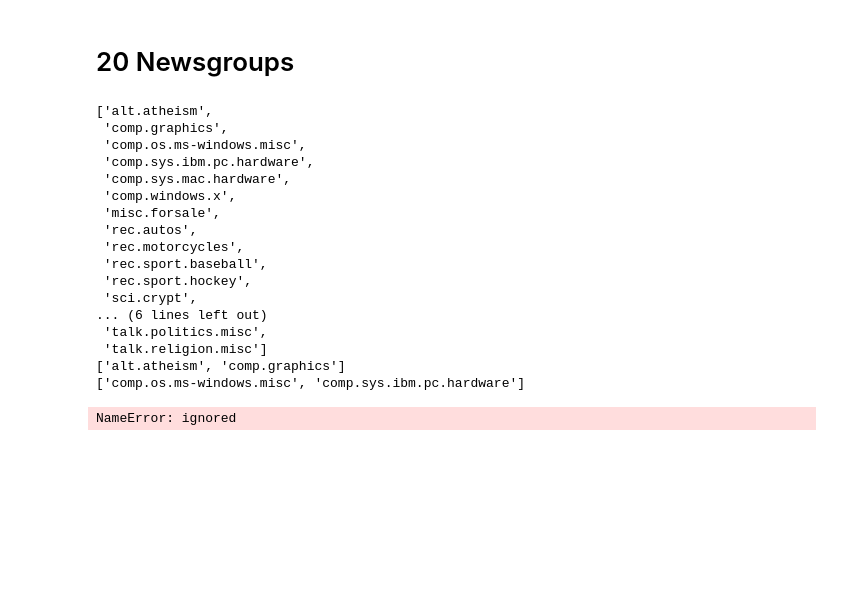
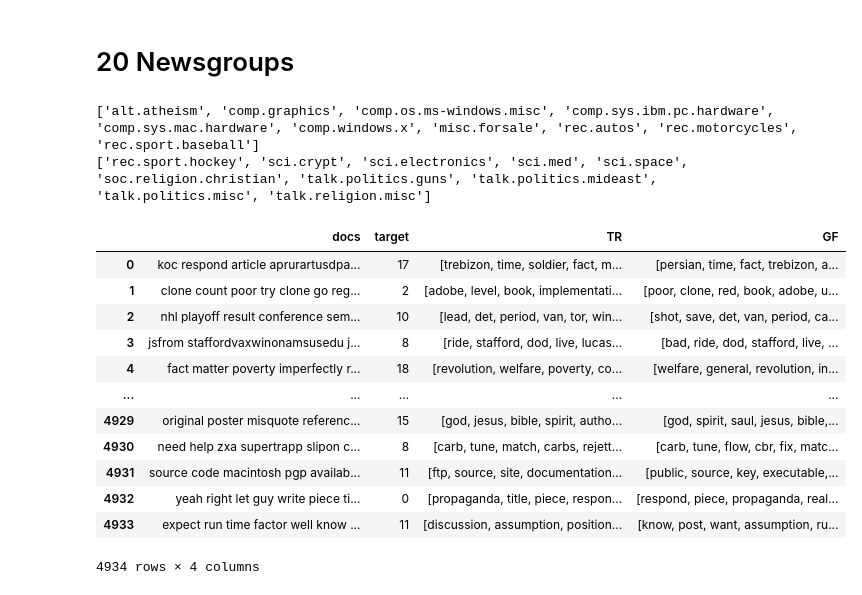
Before and after one commit to jhermosillo/keyword_extraction, a Jupyter notebook: API_TextRank_GFractal.ipynb, the cells around one changed output. Saved outputs shown, nothing was run; the diff lists cells and outputs as text; code cells hidden in the pictures; blank space fills up the shorter version.

```diff
--- a/API_TextRank_GFractal.ipynb
+++ b/API_TextRank_GFractal.ipynb
@@ -444,60 +455,56 @@ from sklearn.datasets import fetch_20newsgroups
 newsgroups_train = fetch_20newsgroups(subset='train',remove=('headers', 'footers', 'quotes'))
 
 from pprint import pprint
-pprint(list(newsgroups_train.target_names))
+# pprint(list(newsgroups_train.target_names))
 
 cats=list(newsgroups_train.target_names)
 n = len(cats)//2
-n=2
 cats1=cats[:n]
-cats2=cats[n:n+2]
+cats2=cats[n:]
 # print(cats)
 print(cats1)
 print(cats2)
 categories = [cats1,cats2]
 # %% [output]
-['alt.atheism',
- 'comp.graphics',
- 'comp.os.ms-windows.misc',
- 'comp.sys.ibm.pc.hardware',
- 'comp.sys.mac.hardware',
- 'comp.windows.x',
- 'misc.forsale',
- 'rec.autos',
- 'rec.motorcycles',
- 'rec.sport.baseball',
- 'rec.sport.hockey',
- 'sci.crypt',
-... (6 lines left out)
- 'talk.politics.misc',
- 'talk.religion.misc']
-['alt.atheism', 'comp.graphics']
-['comp.os.ms-windows.misc', 'comp.sys.ibm.pc.hardware']
+['alt.atheism', 'comp.graphics', 'comp.os.ms-windows.misc', 'comp.sys.ibm.pc.hardware', 'comp.sys.mac.hardware', 'comp.windows.x', 'misc.forsale', 'rec.autos', 'rec.motorcycles', 'rec.sport.baseball']
+['rec.sport.hockey', 'sci.crypt', 'sci.electronics', 'sci.med', 'sci.space', 'soc.religion.christian', 'talk.politics.guns', 'talk.politics.mideast', 'talk.politics.misc', 'talk.religion.misc']
 # %%
-def process_20NG(categories,n=20,th=5,remove_STW=True):
-  data=[]
-  for i,cats in enumerate(categories):
-    newsgroups_train = fetch_20newsgroups(subset='train',
+def process_20NG(categories,n=20,th=5,remove_STW=True,lemmatize=False):
+    data=[]
+    for i,cats in enumerate(categories):
+        newsgroups_train = fetch_20newsgroups(subset='train',
                                         remove=('headers', 'footers', 'quotes'),
                                         categories=cats)
-    df = pd.DataFrame(newsgroups_train.data, columns=['cadena'])
-    df['target'] = pd.Series(newsgroups_train.target+len(cats)*i)
-    df = clean_text(df,remove_STW=False)
-    df['TR'] = df.docs.apply(lambda x : use_TextRank(x,top_n=n))
-    df['GF'] = df.docs.apply(lambda x : use_gf(x,top_n=n))
-    df=df.drop(df[df.TR.apply(lambda x: len(x) < th)].index).reset_index(drop=True)
-    df=df.drop(df[df.GF.apply(lambda x: len(x) < th)].index).reset_index(drop=True)
-    data.append(df)
-  lista=range(len(categories))
-  newsgroups_data = data[0]
-  if len(lista)>1:
-    for j in lista[1:]:
-      newsgroups_data = newsgroups_data.append(data[j],ignore_index=True)
-  newsgroups_data = newsgroups_data.sample(frac=1).reset_index(drop=True)
-  newsgroups_data.to_csv('newsgroups_train_data.csv')
-  return newsgroups_data
+        df = pd.DataFrame(newsgroups_train.data, columns=['cadena'])
+        df['target'] = pd.Series(newsgroups_train.target+len(cats)*i)
+        df = preprocess_text(df,remove_STW=remove_STW,lemmatize=lemmatize)
+        df['TR'] = df.docs.apply(lambda x : use_TextRank(x,top_n=n))
+        df['GF'] = df.docs.apply(lambda x : use_gf(x,top_n=n))
+        df=df.drop(df[df.TR.apply(lambda x: len(x) < th)].index).reset_index(drop=True)
+        df=df.drop(df[df.GF.apply(lambda x: len(x) < th)].index).reset_index(drop=True)
+        data.append(df)
+    lista=range(len(categories))
+    newsgroups_data = data[0]
+    if len(lista)>1:
+        for j in lista[1:]:
+            newsgroups_data = newsgroups_data.append(data[j],ignore_index=True)
+    newsgroups_data = newsgroups_data.sample(frac=1).reset_index(drop=True)
+    # newsgroups_data.to_csv('newsgroups_train_data.csv')
+    return newsgroups_data
 # %%
-newsgroups_train_data = process_20NG(categories)
+newsgroups_train_data = process_20NG(categories,remove_STW=True,lemmatize=True)
 newsgroups_train_data
 # %% [output]
+|  | docs | target | TR | GF |
+| 0 | koc respond article aprurartusdpa... | 17 | [trebizon, time, soldier, fact, m... | [persian, time, fact, trebizon, a... |
+| 1 | clone count poor try clone go reg... | 2 | [adobe, level, book, implementati... | [poor, clone, red, book, adobe, u... |
+| 2 | nhl playoff result conference sem... | 10 | [lead, det, period, van, tor, win... | [shot, save, det, van, period, ca... |
+| 3 | jsfrom staffordvaxwinonamsusedu j... | 8 | [ride, stafford, dod, live, lucas... | [bad, ride, dod, stafford, live, ... |
+| 4 | fact matter poverty imperfectly r... | 18 | [revolution, welfare, poverty, co... | [welfare, general, revolution, in... |
+| ... | ... | ... | ... | ... |
+| 4929 | original poster misquote referenc... | 15 | [god, jesus, bible, spirit, autho... | [god, spirit, saul, jesus, bible,... |
+| 4930 | need help zxa supertrapp slipon c... | 8 | [carb, tune, match, carbs, rejett... | [carb, tune, flow, cbr, fix, matc... |
+| 4931 | source code macintosh pgp availab... | 11 | [ftp, source, site, documentation... | [public, source, key, executable,... |
+| 4932 | yeah right let guy write piece ti... | 0 | [propaganda, title, piece, respon... | [respond, piece, propaganda, real... |
+| 4933 | expect run time factor well know ... | 11 | [discussion, assumption, position... | [know, post, want, assumption, ru... |
-NameError: ignored
+4934 rows × 4 columns
```
Also changed, not shown: parts of 31 cells of this notebook, 12 other files.
